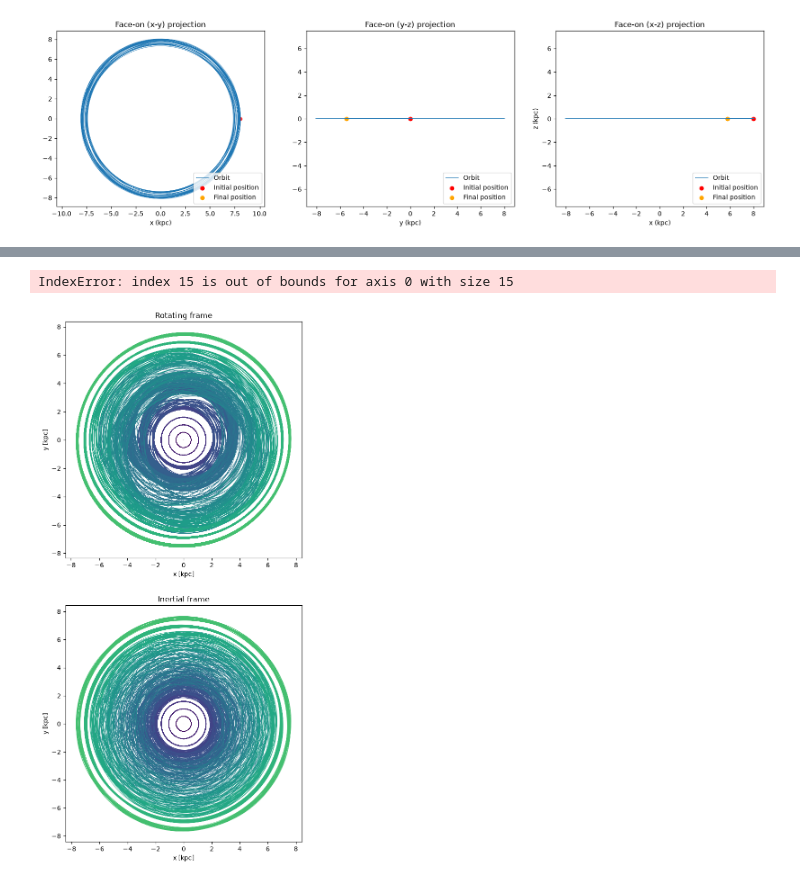
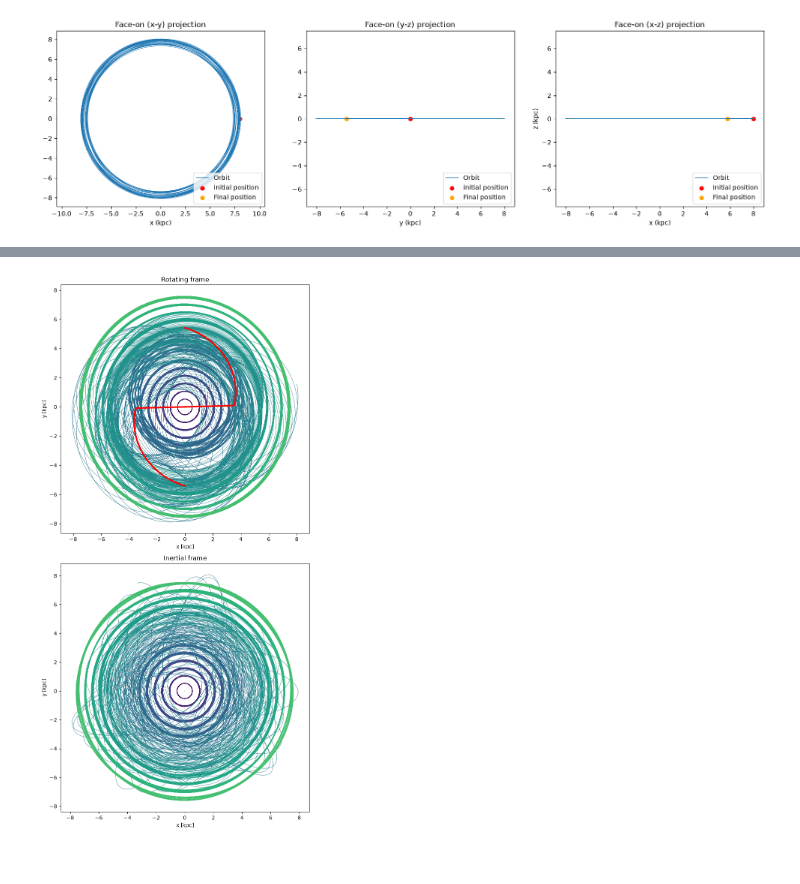
Before and after one commit to emmdaz/tesis-codes, a Jupyter notebook: orbits-integration/TWA_int.ipynb, the cells around one changed output, grey strips where cells are left out. Cells and saved outputs as stored; diff of their text form; code cells hidden in the pictures.

Commit message:
Agregé el locus al grafico de las órbitas.

```diff
--- a/orbits-integration/TWA_int.ipynb
+++ b/orbits-integration/TWA_int.ipynb
@@ -526,7 +525,29 @@ t_end = t_end_Gyr / time_unit_Gyr
 fig, ax = plt.subplots(2, 1, figsize=(15, 15))
 colors = plt.cm.viridis(np.linspace(0, 1, 21))   # one color per orbit
 
-for i in range(21):
+"""
+Para el locus
+"""
+phi_ = np.linspace(0, 90, 1000)
+phi = phi_*np.pi/180
+
+cota = np.log(2)/(N*np.tan(i0))
+R1 = np.zeros(1000)
+
+for i in range(len(phi)):
+    if phi[i] >= cota:
+        R1[i] = Rs*(np.exp(phi[i]*N*np.tan(i0)) - 1)**(1/N)
+
+x_ = np.linspace(0, 10, 1000)
+y_ = x_
+
+x1 = R1*np.cos(phi)
+y1 = R1*np.sin(phi)
+
+x2 = -x1
+y2 = -y1
+
+for i in range(15):
     states[i, 0] = r[i]
     pos = np.array([r[i], 0, 0])
 
@@ -544,34 +565,32 @@ for i in range(21):
     ts, ys = [solver.t], [solver.y.copy()]
 
     while solver.status == 'running':
         solver.step()
         ts.append(solver.t)
         ys.append(solver.y.copy())
 
     ts = np.array(ts)
     ys = np.array(ys)                  # shape (N_steps, 6)
     orbits.append(ys)
 
     ys_ = RinvV(ys, omega, ts)
     in_orbits.append(ys_)
 
     ax[0].plot(ys[:, 0], ys[:, 1], lw = 0.6, color = colors[i], label = f"r = {r[i]:.1f} kpc")
     ax[0].set_box_aspect(1)
     ax[0].set_xlabel("x [kpc]")
     ax[0].set_ylabel("y [kpc]")
     ax[0].set_title("Rotating frame")
 
     ax[1].plot(ys_[:,0], ys_[:, 1], lw = 0.6, color = colors[i], label =f"r = {r[i]:.1f} kpc")
     ax[1].set_box_aspect(1)
     ax[1].set_xlabel("x [kpc]")
     ax[1].set_ylabel("y [kpc]")
     ax[1].set_title("Inertial frame")
 
-
-
+ax[0].plot(x1, y1, x2, y2, lw = 3, color = "r")
 plt.tight_layout()
 plt.savefig("./images/rotation_curve_orbits(TWA).png", dpi=200)
 plt.show()
 # %% [output]
-IndexError: index 15 is out of bounds for axis 0 with size 15
-[figure, old version]
+[figure, new version]
```
Also changed, not shown: parts of 4 cells of this notebook, 2 other files.
